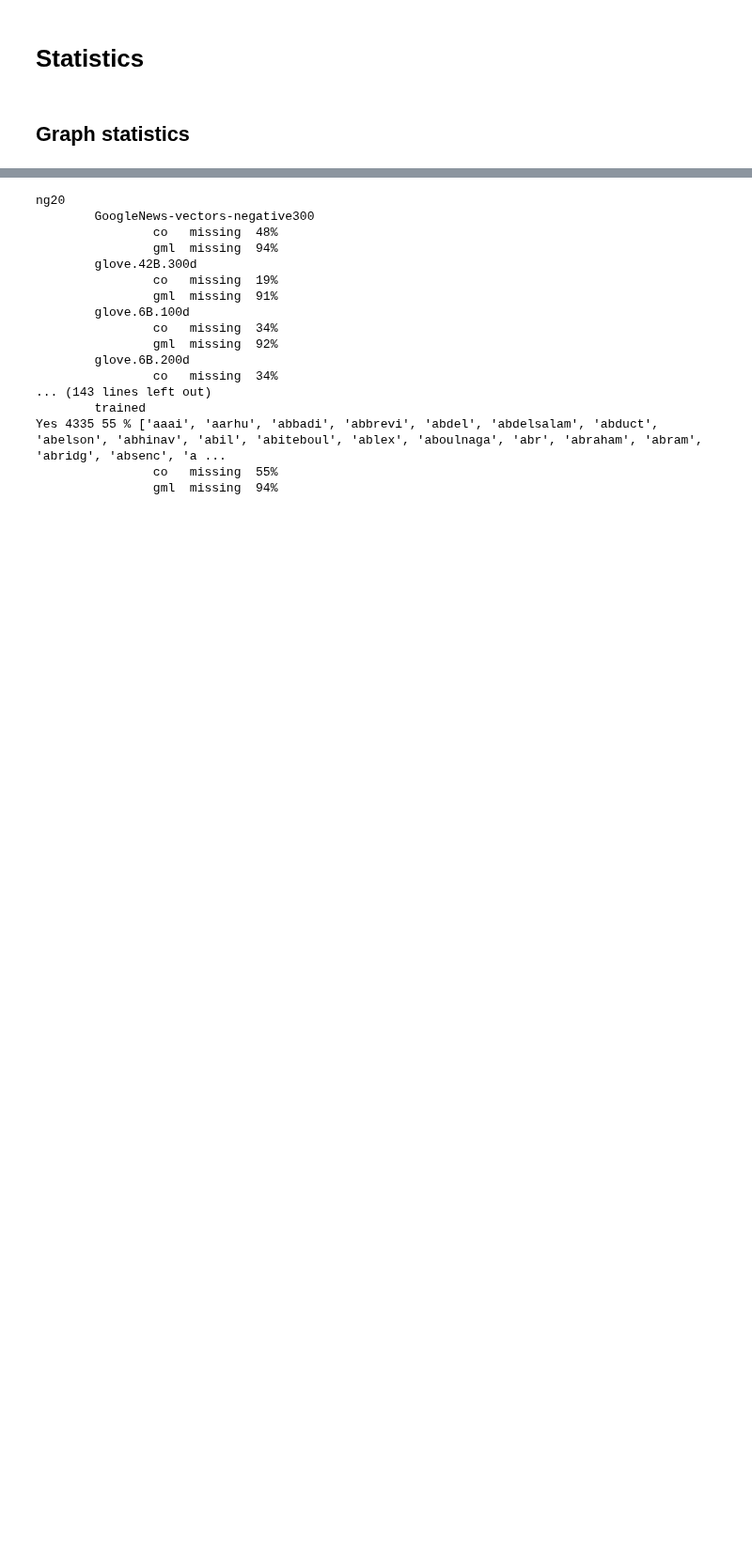
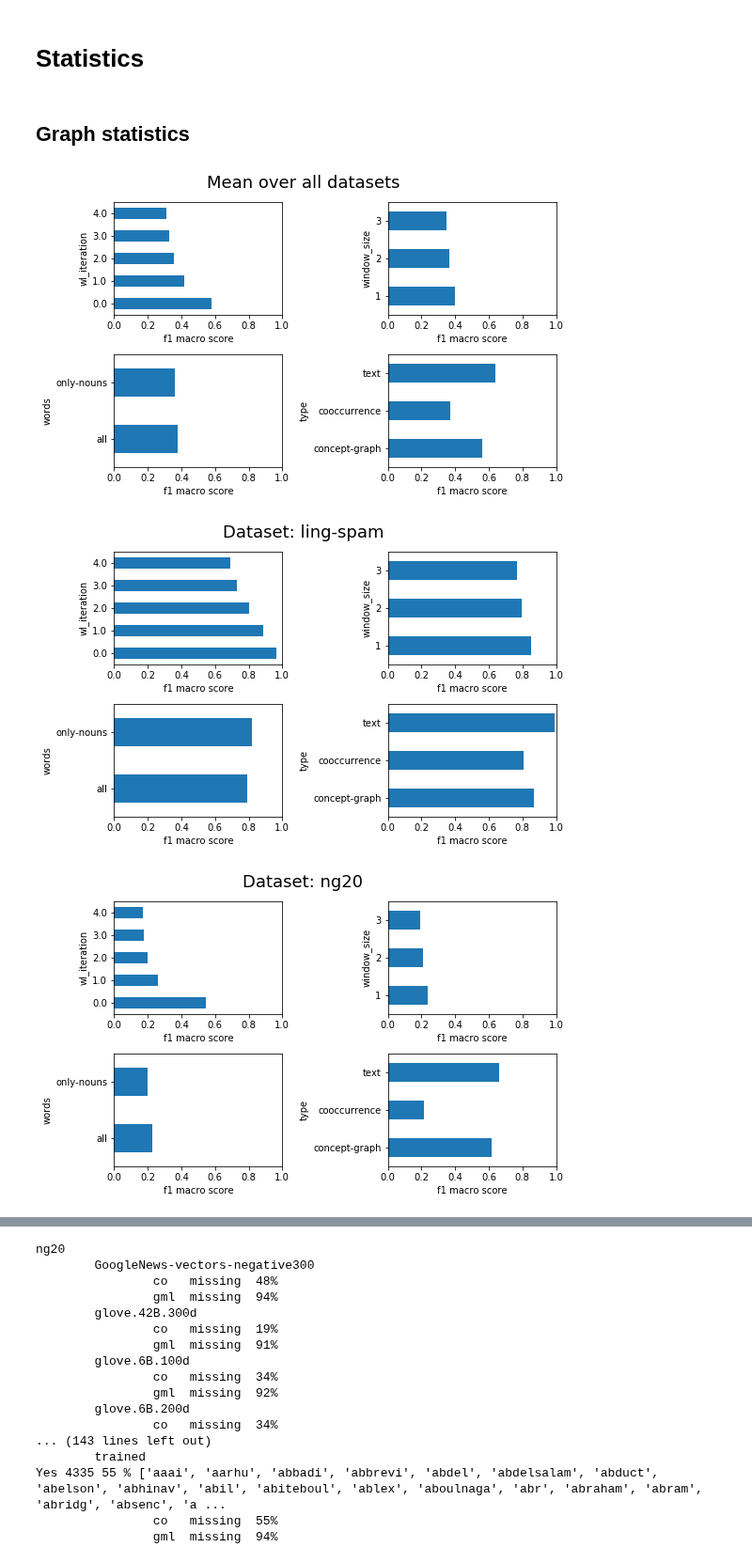
Before and after one commit to davidgengenbach/bachelor-thesis, a Jupyter notebook: code/statistics.ipynb, the cells around one changed output, grey strips where cells are left out. Shown at 94% size. Drawn from its saved outputs; the diff is of its cells as text; code cells hidden in the pictures; blank space fills up the shorter version.

Commit message:
Added preliminary results

```diff
--- a/code/statistics.ipynb
+++ b/code/statistics.ipynb
@@ -73,25 +73,34 @@ for result_file in glob('data/results/*.npy'):
 
 #df_all['window_size'].fillna('concept-graph', inplace = True)
 # %%
-def plot_distributions(df, title = None):
-    fig, axes_indexed = plt.subplots(nrows = 2, ncols=2, figsize = (16, 8))
+def plot_distributions(df, title = None, figsize = (8, 5)):
+    fig, axes_indexed = plt.subplots(nrows = 2, ncols=2, figsize = figsize)
 
     axes = []
     for ax_row in axes_indexed:
         axes += list(ax_row)
     for val, ax in zip(['wl_iteration', 'window_size', 'words', 'type'], axes):
         df.groupby(val).mean_test_score.mean().plot(kind = 'barh', ax = ax, xlim = (0, 1))
         ax.set_xlabel('f1 macro score')
     plt.suptitle(title, size = 18)
     fig.tight_layout()
     fig.subplots_adjust(top=0.90)
+    return fig, axes
 
 df_all = df_all.groupby('dataset').filter(lambda x: len(x.type.value_counts()) == 3).reset_index(drop=True)
 
-plot_distributions(df_all, title = 'Mean over all datasets')
+fig, _  = plot_distributions(df_all, title = 'Mean over all datasets')
+fig.savefig('tmp/results/all.png', dpi = 100)
 plt.show()
+plt.close(fig)
 for name, df_dataset in df_all.groupby('dataset'):
     if len(df_dataset.type.value_counts()) < 3:
         continue
-    plot_distributions(df_dataset, title = 'Dataset: {}'.format(name))
+    fig, _ = plot_distributions(df_dataset, title = 'Dataset: {}'.format(name))
+    fig.savefig('tmp/results/dataset-{}.png'.format(name), dpi = 100)
     plt.show()
+    plt.close(fig)
+# %% [output]
+[figure, added]
+[figure, added]
+[figure, added]
```
Also changed, not shown: parts of 1 cell of this notebook, 12 other files.
